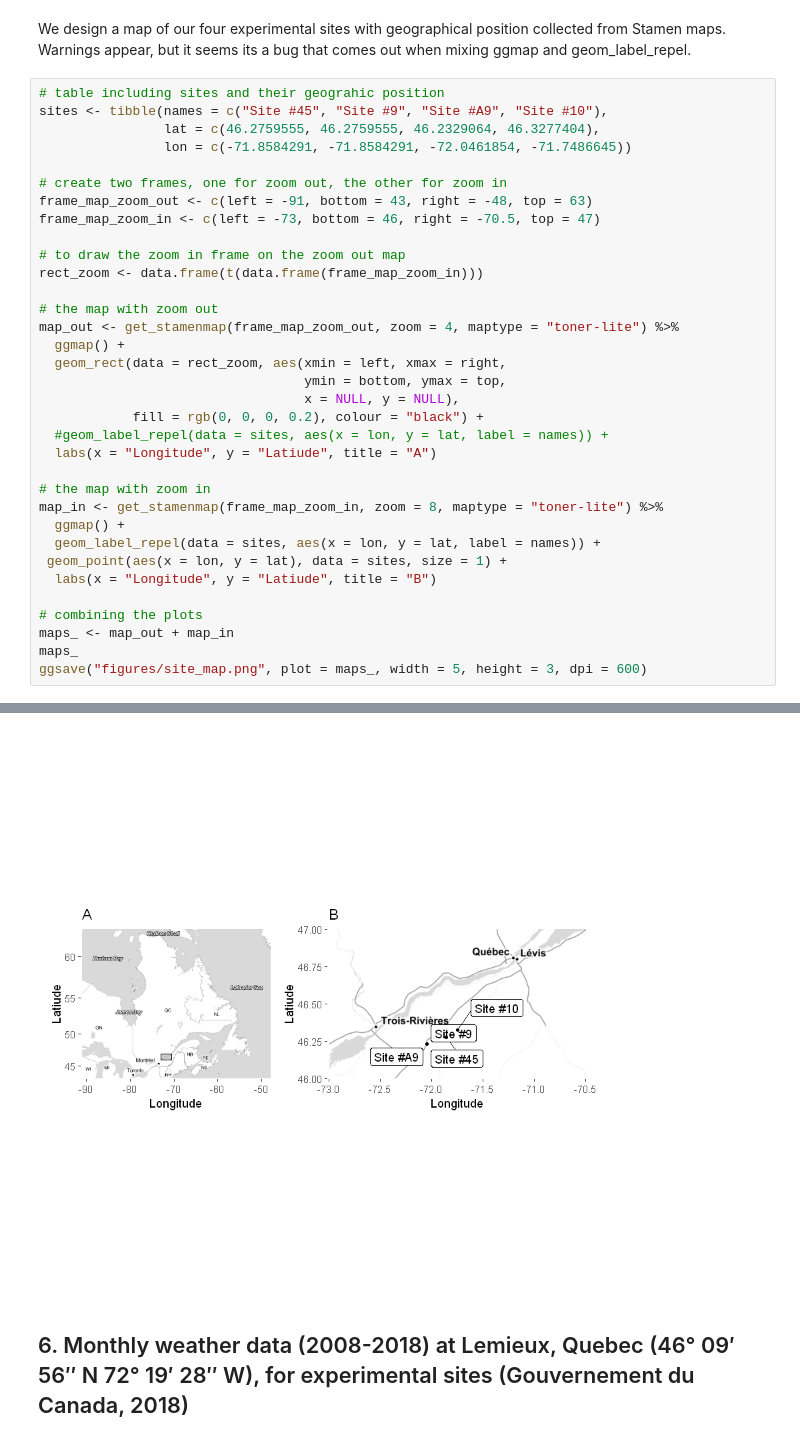
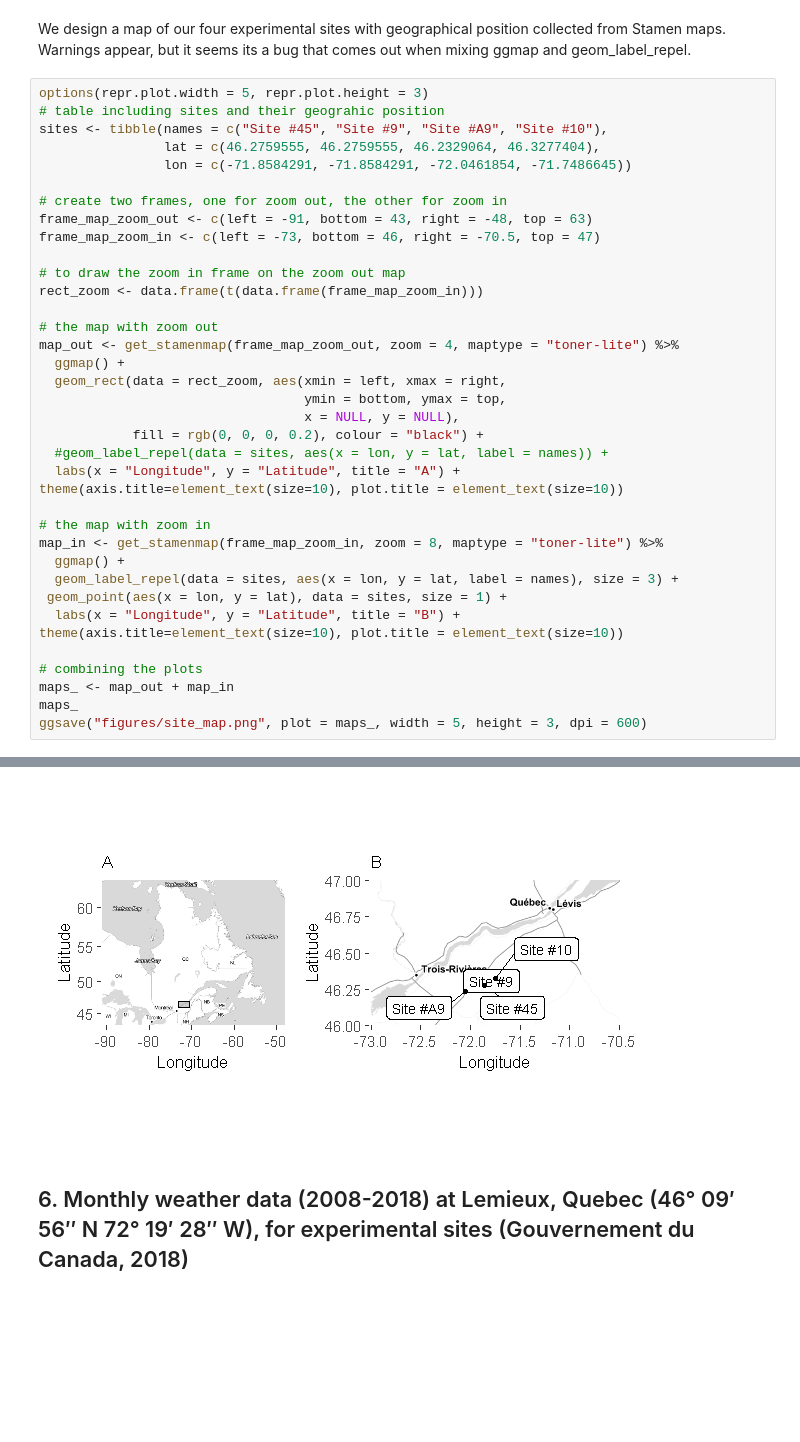
Before and after one commit to DosouYovoW/TeaBag_Projet, a Jupyter notebook: stats.ipynb, the cells around one changed output, grey strips where cells are left out. Drawn from its saved outputs; the diff is of its cells as text; blank space fills up the shorter version.

```diff
--- a/stats.ipynb
+++ b/stats.ipynb
@@ -114,6 +114,7 @@ df$`Tea type` <- relevel(factor(df$`Tea type`), ref = 'Cranberry litter')
 # %% [markdown]
 We design a map of our four experimental sites with geographical position collected from Stamen maps. Warnings appear, but it seems its a bug that comes out when mixing ggmap and geom_label_repel.
 # %%
+options(repr.plot.width = 5, repr.plot.height = 3)
 # table including sites and their geograhic position
 sites <- tibble(names = c("Site #45", "Site #9", "Site #A9", "Site #10"),
                 lat = c(46.2759555, 46.2759555, 46.2329064, 46.3277404),
@@ -134,40 +135,42 @@ map_out <- get_stamenmap(frame_map_zoom_out, zoom = 4, maptype = "toner-lite") %
                                   x = NULL, y = NULL),
             fill = rgb(0, 0, 0, 0.2), colour = "black") +
   #geom_label_repel(data = sites, aes(x = lon, y = lat, label = names)) +
-  labs(x = "Longitude", y = "Latiude", title = "A")
+  labs(x = "Longitude", y = "Latitude", title = "A") +
+theme(axis.title=element_text(size=10), plot.title = element_text(size=10))
 
 # the map with zoom in
 map_in <- get_stamenmap(frame_map_zoom_in, zoom = 8, maptype = "toner-lite") %>%
   ggmap() +
-  geom_label_repel(data = sites, aes(x = lon, y = lat, label = names)) +
+  geom_label_repel(data = sites, aes(x = lon, y = lat, label = names), size = 3) +
  geom_point(aes(x = lon, y = lat), data = sites, size = 1) +
-  labs(x = "Longitude", y = "Latiude", title = "B")
+  labs(x = "Longitude", y = "Latitude", title = "B") +
+theme(axis.title=element_text(size=10), plot.title = element_text(size=10))
 
 # combining the plots
 maps_ <- map_out + map_in
 maps_
 ggsave("figures/site_map.png", plot = maps_, width = 5, height = 3, dpi = 600)
 # %% [output]
 Source : http://tile.stamen.com/toner-lite/4/3/4.png
 Source : http://tile.stamen.com/toner-lite/4/4/4.png
 Source : http://tile.stamen.com/toner-lite/4/5/4.png
 Source : http://tile.stamen.com/toner-lite/4/3/5.png
 Source : http://tile.stamen.com/toner-lite/4/4/5.png
 Source : http://tile.stamen.com/toner-lite/4/5/5.png
 Source : http://tile.stamen.com/toner-lite/8/76/90.png
 Source : http://tile.stamen.com/toner-lite/8/77/90.png
 Source : http://tile.stamen.com/toner-lite/8/76/91.png
 Source : http://tile.stamen.com/toner-lite/8/77/91.png
 Warning message in min(x):
 "aucun argument trouvé pour min ; Inf est renvoyé"Warning message in max(x):
 "aucun argument pour max ; -Inf est renvoyé"Warning message in min(x):
 "aucun argument trouvé pour min ; Inf est renvoyé"Warning message in max(x):
 "aucun argument pour max ; -Inf est renvoyé"Warning message in min(x):
 "aucun argument trouvé pour min ; Inf est renvoyé"Warning message in max(x):
 "aucun argument pour max ; -Inf est renvoyé"Warning message in min(x):
 "aucun argument trouvé pour min ; Inf est renvoyé"Warning message in max(x):
 "aucun argument pour max ; -Inf est renvoyé"
-[figure, old version]
+[figure, new version]
 # %% [markdown]
 ## 6. Monthly weather data (2008-2018) at Lemieux, Quebec (46° 09′ 56″ N 72° 19′ 28″ W), for experimental sites (Gouvernement du Canada, 2018)
 # %% [markdown]
```
Also changed, not shown: parts of 10 cells of this notebook, 8 other files.
